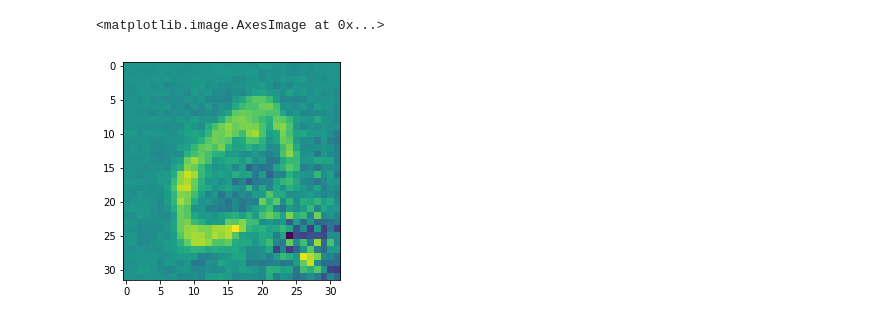
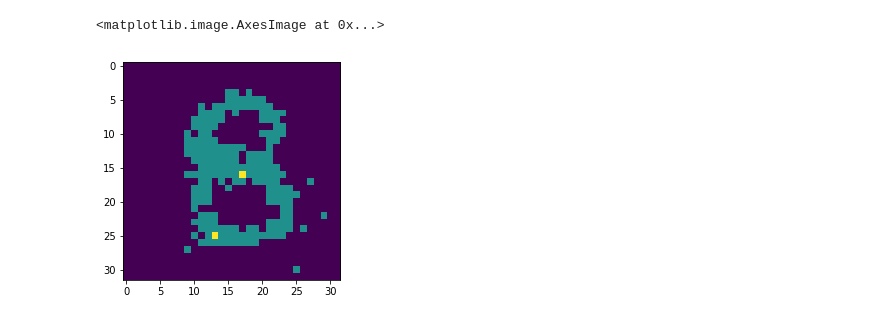
Before and after one commit to Akiiino/GLOW, a Jupyter notebook: Glow.ipynb, the cells around one changed output. Cells and saved outputs as stored; diff of their text form; code cells hidden in the pictures.

```diff
--- a/Glow.ipynb
+++ b/Glow.ipynb
@@ -34,6 +34,17 @@ train_loader = torch.utils.data.DataLoader(
     batch_size=batch_size,
     shuffle=True
 )
+# %%
+class WeirdConv(nn.Module):
+    def __init__(self, in_, out):
+        super().__init__()
+        self.conv = nn.Conv2d(in_, out, 3, padding = 1)
+        self.logfactor = nn.Parameter(torch.zeros((1, in_, 1, 1)))
+
+    def forward(self, input_):
+        out = self.conv(input_)
+        out *= torch.exp(self.logfactor)
+        return out
 # %%
 class ActNorm(nn.Module):
     def __init__(self, h, w, c):
@@ -73,7 +84,9 @@ class AffineCoupling(nn.Module):
         self.NN = nn.Sequential(
             nn.Conv2d(c//2, c//2, 3, padding=1),
             nn.ReLU(),
-            nn.Conv2d(c//2, c, 3, padding=1),
+            nn.Conv2d(c//2, c, 1),
+            nn.ReLU(),
+            WeirdConv(c, c)
         )
 
     def forward(self, inp, logdet):
@@ -82,8 +95,8 @@ class AffineCoupling(nn.Module):
         log_s = pred[:, ::2]
         t = pred[:, 1::2]
         s = torch.sigmoid(log_s + 2)
-        y_a = s * x_a + t
-        return torch.cat([y_a, x_b], dim = 1), logdet + torch.sum(torch.log(torch.abs(s)))
+        y_a = s * (x_a + t)
+        return torch.cat([y_a, x_b], dim = 1), logdet + torch.sum(torch.log(s))
 
     def reverse(self, out):
         y_a, y_b = torch.chunk(out, 2, dim=1)
@@ -91,7 +104,7 @@ class AffineCoupling(nn.Module):
         log_s = pred[:, ::2]
         t = pred[:, 1::2]
         s = torch.sigmoid(log_s + 2)
-        x_a = (y_a - t) / s
+        x_a = y_a / s - t
         return torch.cat([x_a, y_b], dim = 1)
 
 class Flow(nn.Module):
@@ -248,4 +260,7 @@ train(model, optim.Adam(model.parameters()), 10)
 KeyboardInterrupt:
+# %%
+def postprocess(x):
+    return np.clip(np.floor((x + 0.5) * n_bins), 0, 255)
 # %%
-img = train_dataset[1][0]
+img = train_dataset[352][0]
 out, logdet, z = model.forward(img[None, ...].to(device), 0, [])
@@ -265,10 +297,10 @@ tensor([-951.0001], device='cuda:0', grad_fn=<ThSubBackward>)
 # %%
 z[-1][-1, -1, -1, -1] += 0.1
 res = model.reverse(None, z)
-plt.imshow(res[0].detach().cpu().numpy()[0, 0])
+plt.imshow(postprocess(res[0].detach().cpu().numpy()[0, 0]))
 # %% [output]
 <matplotlib.image.AxesImage at 0x...>
-[figure, old version]
+[figure, new version]
 # %%
 img[0].numpy() - res[0].detach().cpu().numpy()[0, 0]
 # %% [output]
```
Also changed, not shown: parts of 10 cells of this notebook.
